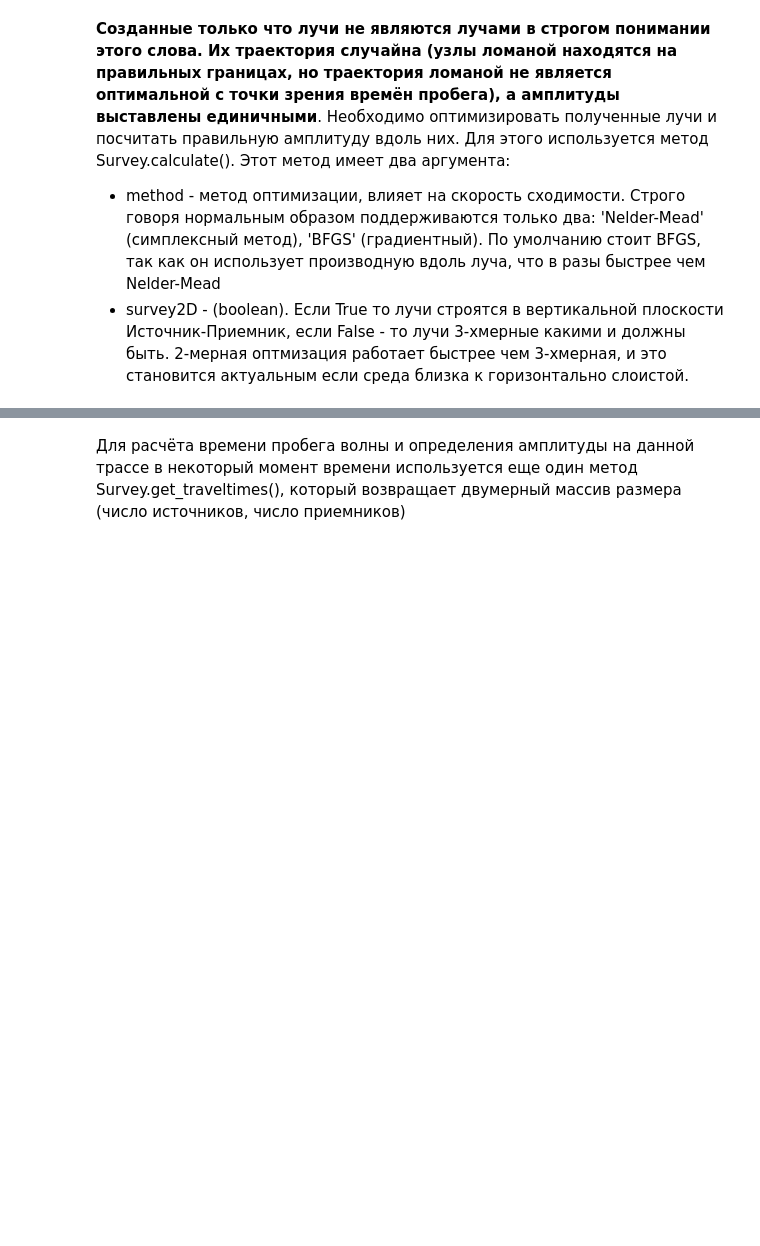
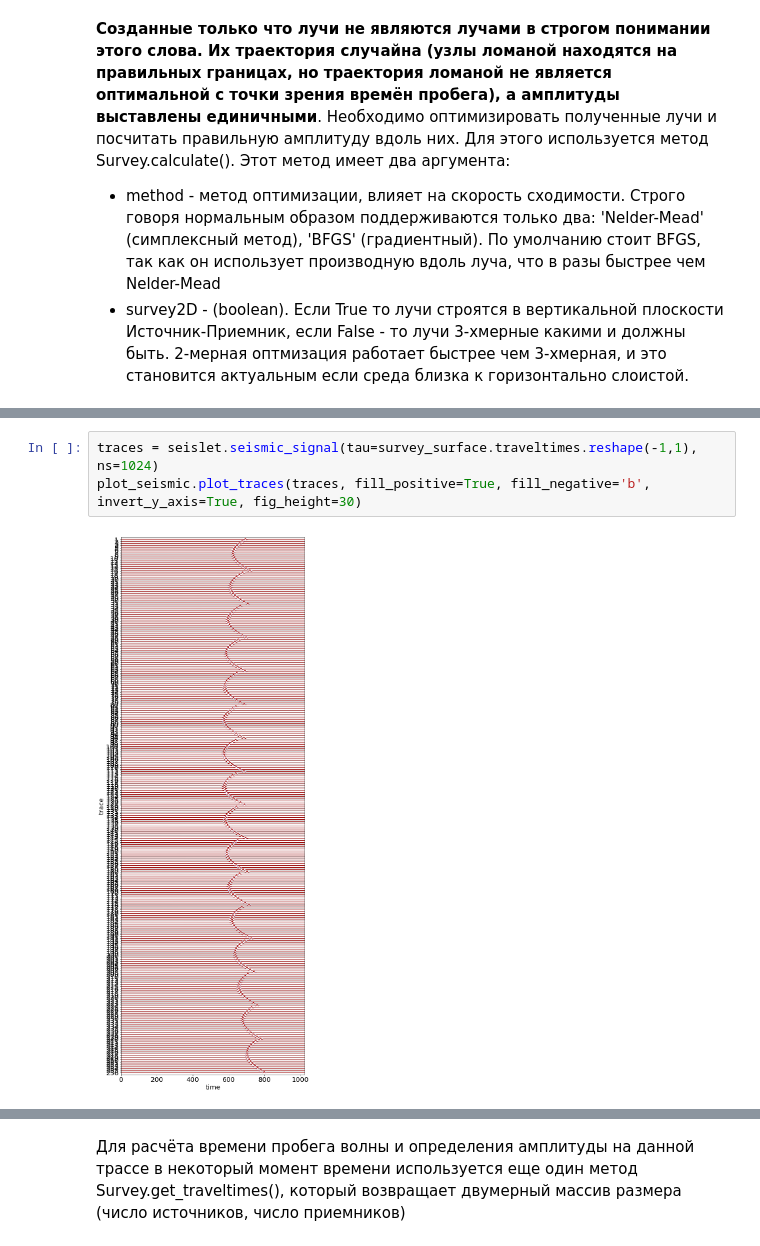
Before and after one commit to loginovgeorgy/seistools, a Jupyter notebook: QuickStart_LG.ipynb, the cells around one changed output, grey strips where cells are left out. Drawn from its saved outputs; the diff is of its cells as text; blank space fills up the shorter version.

```diff
--- a/QuickStart_LG.ipynb
+++ b/QuickStart_LG.ipynb
@@ -308,0 +331,5 @@ Wall time: 39.3 s
+# %%
+traces = seislet.seismic_signal(tau=survey_surface.traveltimes.reshape(-1,1), ns=1024)
+plot_seismic.plot_traces(traces, fill_positive=True, fill_negative='b', invert_y_axis=True, fig_height=30)
+# %% [output]
+[figure, added]
```
Also changed, not shown: parts of 9 cells of this notebook, 4 other files.
